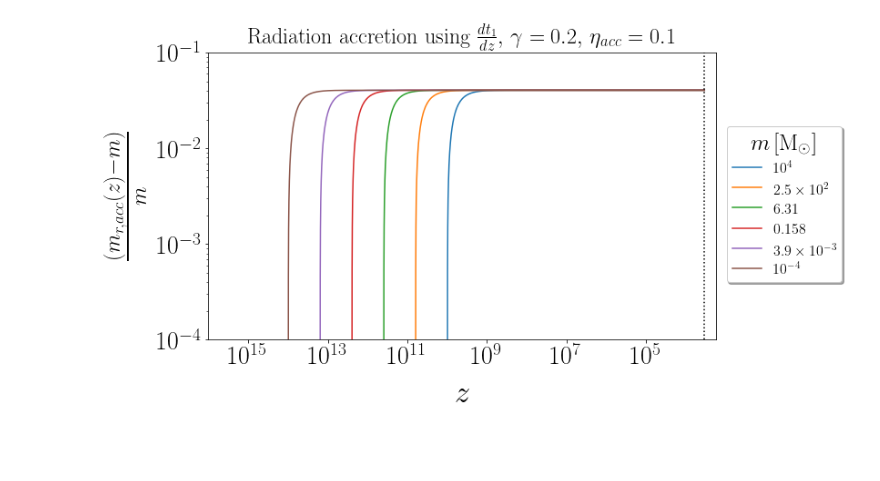
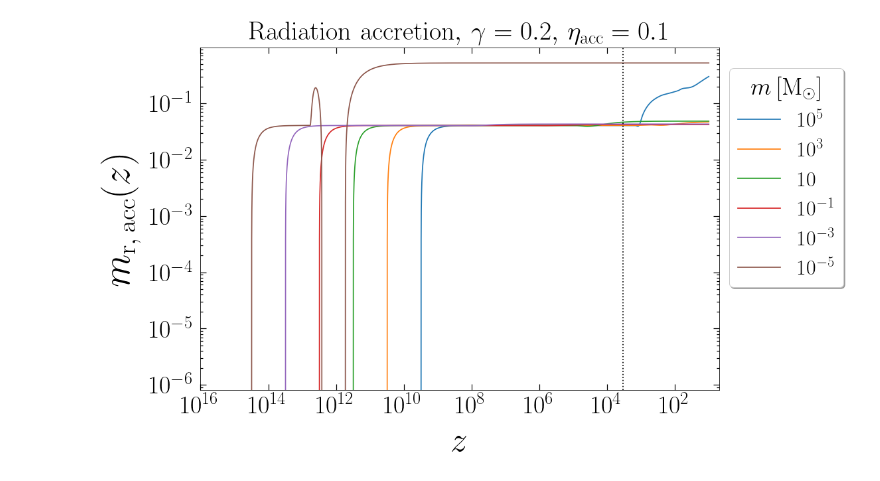
Before and after one commit to pratibhajangra591/project-2, a Jupyter notebook: accretion.ipynb, the cells around one changed output. Cells and saved outputs as stored; diff of their text form; code cells hidden in the pictures; blank space fills up the shorter version.

```diff
--- a/accretion.ipynb
+++ b/accretion.ipynb
@@ -136,31 +107,48 @@ def m_bacc_t3(γ, m, z):
 # %%
-fig, ax = plt.subplots(1, figsize = (10, 5.8))
+# Radiation accretion in radiation domination to redshift z= 10.
+
+
 colors = ['C0', 'C1','C2','C3','C4', 'C5']
+fig,ax = plt.subplots(1, figsize = (14, 9.5))
+plt.rc('lines', linewidth = 1.7)
+plt.rcParams['font.family'] = 'serif'
+plt.tick_params(axis = 'both', right=True, top=True, which = 'minor', width= 1.2, length = 4, direction = 'in')
+plt.tick_params(axis = 'both', right=True, top=True, which = 'major', width= 1.2, length = 9, direction = 'in')
 
-for i, (m, color) in enumerate(zip(m_1_list, colors)):
-    m*= M_solar
+
+
+for i, (m1, color) in enumerate(zip(m1_arr, colors)):
     γ = 0.2
-    z_i = z_pbh(m,  γ)
-    z = np.geomspace(z_i, z_eq, 100000)
-    ax.loglog(z, (m_racc_t1(γ , m, z)- m)/m , color = color)
+    z_i = z_pbh(m1,  γ)
+    y = m1
+    z_f = 10
+    t = np.geomspace(z_i, z_f, 1000000)
+    sol = solve_ivp(m_racc, t_span = [t[0], t[-1]], y0 = [y],  t_eval = t)
+    ax.loglog(sol.t, (sol.y[0] - y)/y)
+
+
+
 
 
 
 plt.axvline(x = z_eq,  color = 'k',  linestyle = ':')
-plt.rc('lines', linewidth = 1.3)
-plt.xticks(fontsize = 28)
-plt.yticks(fontsize = 28)
-plt.xlabel('$z$',fontsize = 34.5, labelpad = 12)
-plt.ylabel(r'$\frac{(m_{r, acc}(z) - m)}{m} $',fontsize = 34.5, labelpad = 12)
-plt.legend(['$10^{4}$', r'$2.5\times 10^{2}$',
-            '$6.31$', '$0.158$', r'$3.9\times 10^{-3}$', '$10^{-4}$'],
-           prop = {'size':16}, loc = (1.02, 0.2), shadow = True,
+ax.tick_params(axis='x', pad = 8.9)
+ax.tick_params(axis='y', pad = 8.9)
+
+
+plt.xticks(fontsize = 38)
+plt.yticks(fontsize = 38)
+plt.xlabel('$z$',fontsize = 52, labelpad = 14)
+plt.ylabel(r'$m_\mathrm{r,\, acc}(z) $',fontsize = 58, labelpad = 14)
+plt.legend(['$10^{5}$', r'$10^{3}$', '$10$',
+            '$10^{-1}$', '$10^{-3}$', r'$10^{-5}$'],
+           prop = {'size':32}, loc = (1.02, 0.3), shadow = True,
            title = '$m\, [\mathrm{M_{\odot}}]$' ,
-           title_fontsize = 25, facecolor = 'white', fontsize = 65)
-plt.xlim(1e16, 0.5*z_eq)
-plt.ylim(1e-4, 0.1)
-plt.title(r'Radiation accretion using $\frac{dt_{1}}{dz}, \, \gamma = 0.2,\, \eta_{acc} = 0.1$', fontsize = 24, pad = 11)
-plt.savefig('racc_t1.pdf', bbox_inches = 'tight')
+           title_fontsize = 37, facecolor = 'white', fontsize = 65)
+plt.xlim(1e16, 0.5*z_f)
+#plt.ylim(1e-5, 0.1)
+plt.title(r'Radiation accretion$,\, \gamma = 0.2, \,\eta_\mathrm{acc} = 0.1$', fontsize = 40, pad = 11)
+plt.savefig('racc_z10.pdf', bbox_inches = 'tight')
 plt.show()
 # %% [output]
-[figure, old version]
+[figure, new version]
```
Also changed, not shown: parts of 22 cells of this notebook, 1 other file.
